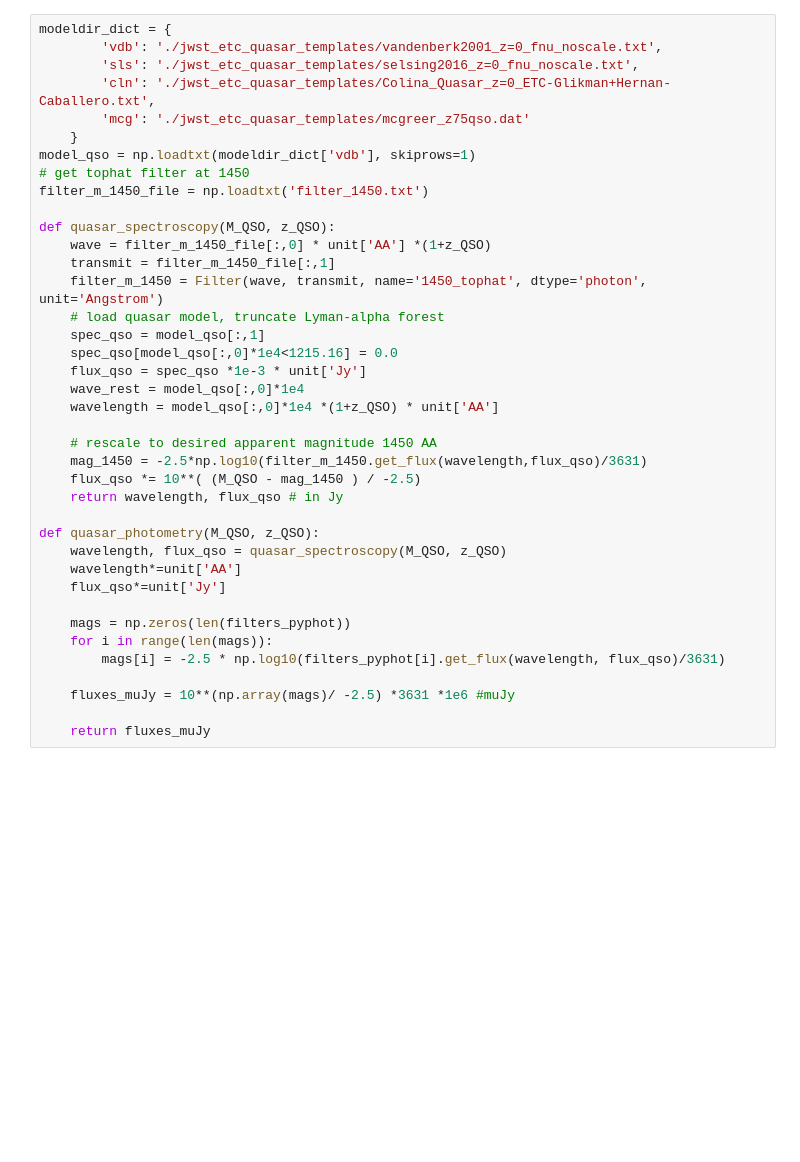
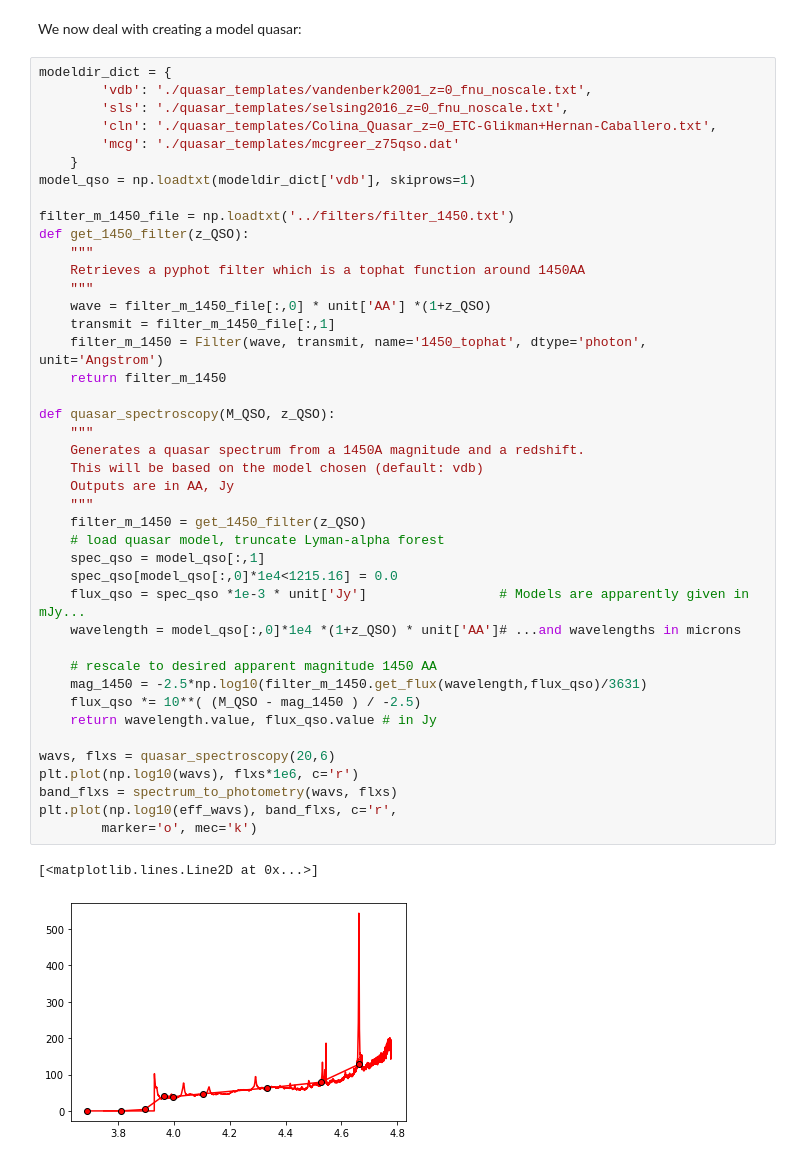
Before and after one commit to xbyrne/glq_mpia, a Jupyter notebook: sed_fitting/bagpipes/quasar_galaxy_fit.ipynb, the cells around one changed output. Saved outputs shown, nothing was run; the diff lists cells and outputs as text; blank space fills up the shorter version.

```diff
--- a/sed_fitting/bagpipes/quasar_galaxy_fit.ipynb
+++ b/sed_fitting/bagpipes/quasar_galaxy_fit.ipynb
@@ -144,39 +166,47 @@ NameError: name 'pipes' is not defined
+# %% [markdown]
+We now deal with creating a model quasar:
 # %%
 modeldir_dict = {
-        'vdb': './jwst_etc_quasar_templates/vandenberk2001_z=0_fnu_noscale.txt',
-        'sls': './jwst_etc_quasar_templates/selsing2016_z=0_fnu_noscale.txt',
-        'cln': './jwst_etc_quasar_templates/Colina_Quasar_z=0_ETC-Glikman+Hernan-Caballero.txt',
-        'mcg': './jwst_etc_quasar_templates/mcgreer_z75qso.dat'
+        'vdb': './quasar_templates/vandenberk2001_z=0_fnu_noscale.txt',
+        'sls': './quasar_templates/selsing2016_z=0_fnu_noscale.txt',
+        'cln': './quasar_templates/Colina_Quasar_z=0_ETC-Glikman+Hernan-Caballero.txt',
+        'mcg': './quasar_templates/mcgreer_z75qso.dat'
     }
 model_qso = np.loadtxt(modeldir_dict['vdb'], skiprows=1)
-# get tophat filter at 1450
-filter_m_1450_file = np.loadtxt('filter_1450.txt')
 
-def quasar_spectroscopy(M_QSO, z_QSO):
+filter_m_1450_file = np.loadtxt('../filters/filter_1450.txt')
+def get_1450_filter(z_QSO):
+    """
+    Retrieves a pyphot filter which is a tophat function around 1450AA
+    """
     wave = filter_m_1450_file[:,0] * unit['AA'] *(1+z_QSO)
     transmit = filter_m_1450_file[:,1]
     filter_m_1450 = Filter(wave, transmit, name='1450_tophat', dtype='photon', unit='Angstrom')
+    return filter_m_1450
+
+def quasar_spectroscopy(M_QSO, z_QSO):
+    """
+    Generates a quasar spectrum from a 1450A magnitude and a redshift.
+    This will be based on the model chosen (default: vdb)
+    Outputs are in AA, Jy
+    """
+    filter_m_1450 = get_1450_filter(z_QSO)
     # load quasar model, truncate Lyman-alpha forest
     spec_qso = model_qso[:,1]
     spec_qso[model_qso[:,0]*1e4<1215.16] = 0.0
-    flux_qso = spec_qso *1e-3 * unit['Jy']
-    wave_rest = model_qso[:,0]*1e4
-    wavelength = model_qso[:,0]*1e4 *(1+z_QSO) * unit['AA']
+    flux_qso = spec_qso *1e-3 * unit['Jy']                 # Models are apparently given in mJy...
+    wavelength = model_qso[:,0]*1e4 *(1+z_QSO) * unit['AA']# ...and wavelengths in microns
 
     # rescale to desired apparent magnitude 1450 AA
     mag_1450 = -2.5*np.log10(filter_m_1450.get_flux(wavelength,flux_qso)/3631)
     flux_qso *= 10**( (M_QSO - mag_1450 ) / -2.5)
-    return wavelength, flux_qso # in Jy
+    return wavelength.value, flux_qso.value # in Jy
 
-def quasar_photometry(M_QSO, z_QSO):
-    wavelength, flux_qso = quasar_spectroscopy(M_QSO, z_QSO)
-    wavelength*=unit['AA']
-    flux_qso*=unit['Jy']
-
-    mags = np.zeros(len(filters_pyphot))
-    for i in range(len(mags)):
-        mags[i] = -2.5 * np.log10(filters_pyphot[i].get_flux(wavelength, flux_qso)/3631)
-
-    fluxes_muJy = 10**(np.array(mags)/ -2.5) *3631 *1e6 #muJy
-
-    return fluxes_muJy
+wavs, flxs = quasar_spectroscopy(20,6)
+plt.plot(np.log10(wavs), flxs*1e6, c='r')
+band_flxs = spectrum_to_photometry(wavs, flxs)
+plt.plot(np.log10(eff_wavs), band_flxs, c='r',
+        marker='o', mec='k')
+# %% [output]
+[<matplotlib.lines.Line2D at 0x...>]
+[figure, added]
```
Also changed, not shown: parts of 16 cells of this notebook.
